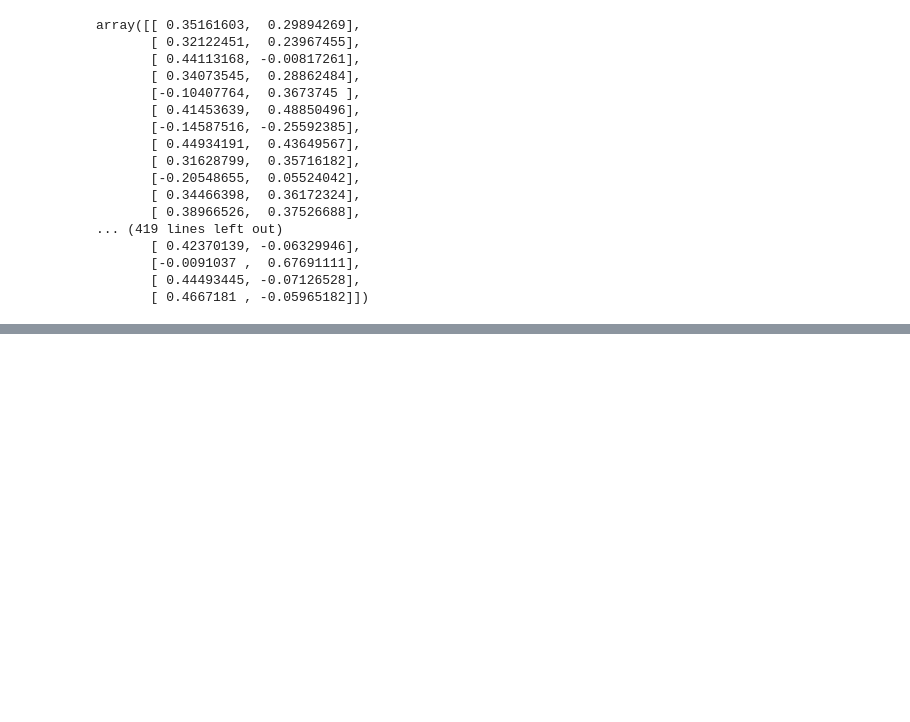
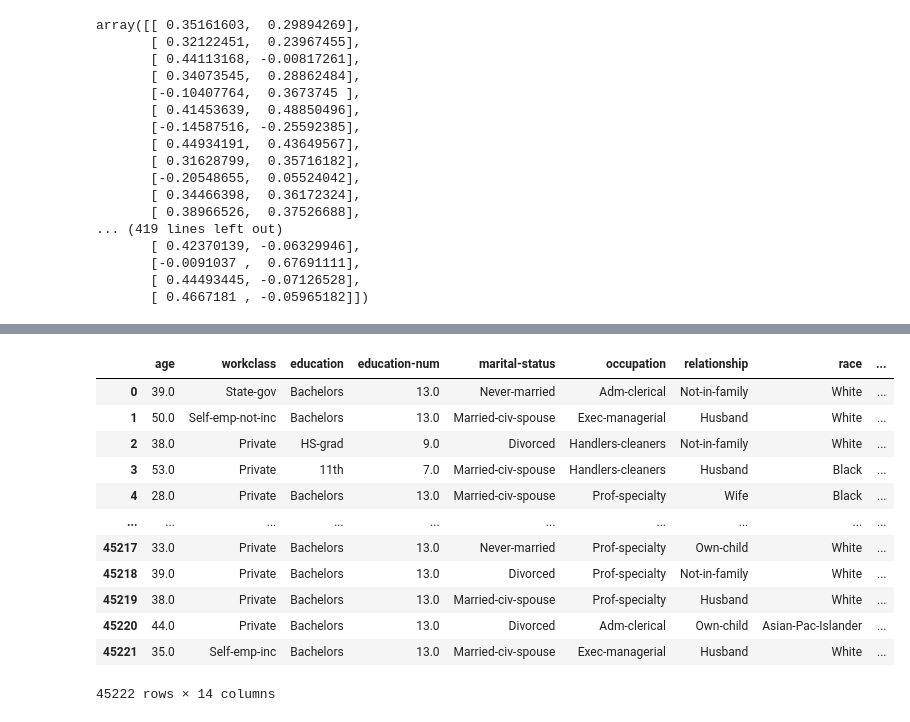
Before and after one commit to broniyasinnik/deep-tabular-imbalance, a Jupyter notebook: notebooks/adult.ipynb, the cells around one changed output, grey strips where cells are left out. Drawn from its saved outputs; the diff is of its cells as text; code cells hidden in the pictures; blank space fills up the shorter version.

```diff
--- a/notebooks/adult.ipynb
+++ b/notebooks/adult.ipynb
@@ -140,0 +196,16 @@ array([[ 0.35161603,  0.29894269],
+# %%
+df
+# %% [output]
+|  | age | workclass | education | education-num | marital-status | occupation | relationship | race | ... |
+| 0 | 39.0 | State-gov | Bachelors | 13.0 | Never-married | Adm-clerical | Not-in-family | White | ... |
+| 1 | 50.0 | Self-emp-not-inc | Bachelors | 13.0 | Married-civ-spouse | Exec-managerial | Husband | White | ... |
+| 2 | 38.0 | Private | HS-grad | 9.0 | Divorced | Handlers-cleaners | Not-in-family | White | ... |
+| 3 | 53.0 | Private | 11th | 7.0 | Married-civ-spouse | Handlers-cleaners | Husband | Black | ... |
+| 4 | 28.0 | Private | Bachelors | 13.0 | Married-civ-spouse | Prof-specialty | Wife | Black | ... |
+| ... | ... | ... | ... | ... | ... | ... | ... | ... | ... |
+| 45217 | 33.0 | Private | Bachelors | 13.0 | Never-married | Prof-specialty | Own-child | White | ... |
+| 45218 | 39.0 | Private | Bachelors | 13.0 | Divorced | Prof-specialty | Not-in-family | White | ... |
+| 45219 | 38.0 | Private | Bachelors | 13.0 | Married-civ-spouse | Prof-specialty | Husband | White | ... |
+| 45220 | 44.0 | Private | Bachelors | 13.0 | Divorced | Adm-clerical | Own-child | Asian-Pac-Islander | ... |
+| 45221 | 35.0 | Self-emp-inc | Bachelors | 13.0 | Married-civ-spouse | Exec-managerial | Husband | White | ... |
+45222 rows × 14 columns
```
Also changed, not shown: parts of 5 cells of this notebook, 16 other files.
